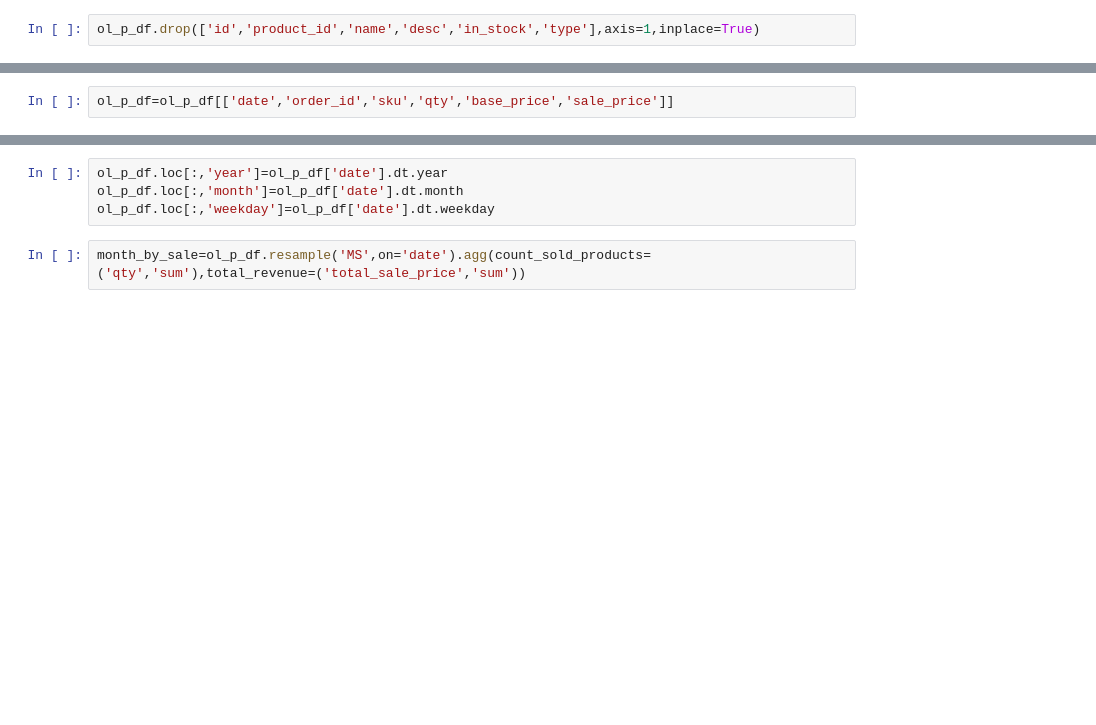
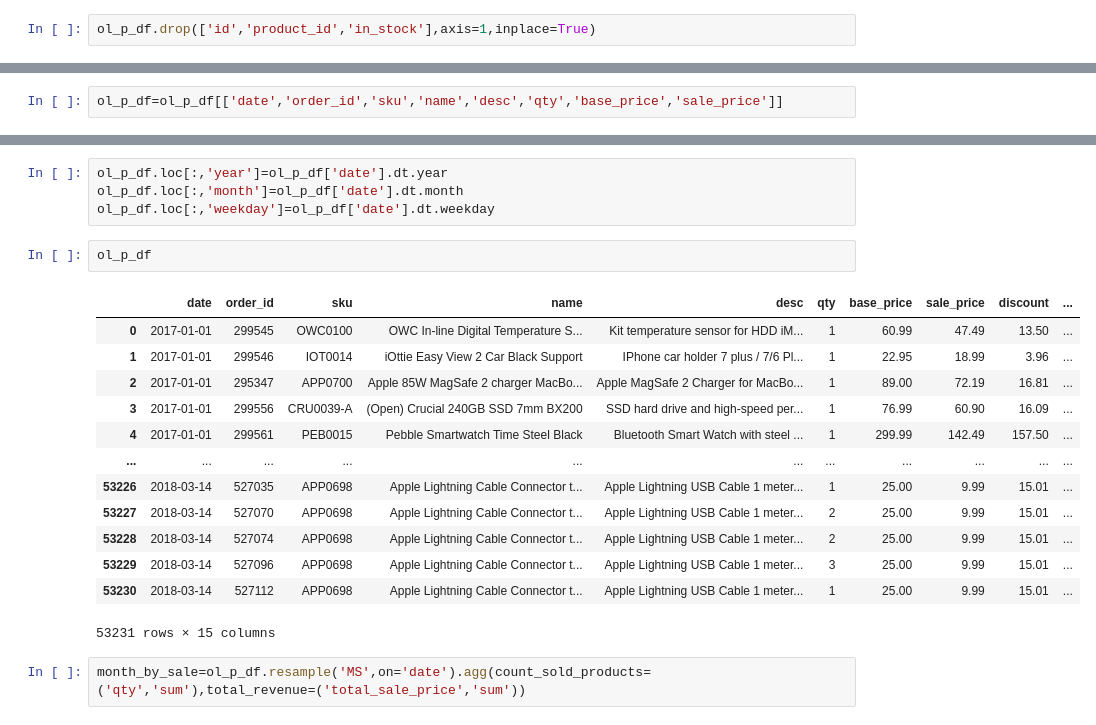
Before and after one commit to yazdan0101/ENIAC-discounts-strategy, a Jupyter notebook: notebooks/analysis.ipynb, the cells around one changed output, grey strips where cells are left out. Saved outputs shown, nothing was run; the diff lists cells and outputs as text; blank space fills up the shorter version.

```diff
--- a/notebooks/analysis.ipynb
+++ b/notebooks/analysis.ipynb
@@ -67,11 +67,11 @@ Index(['id', 'id_order', 'product_id', 'product_quantity', 'sku', 'unit_price',
 # %%
-ol_p_df.drop(['id','product_id','name','desc','in_stock','type'],axis=1,inplace=True)
+ol_p_df.drop(['id','product_id','in_stock'],axis=1,inplace=True)
 # %%
 ol_p_df.rename(columns={'product_quantity':'qty','id_order':'order_id'},inplace=True)
 # %%
 ol_p_df.rename(columns={'unit_price':'sale_price','price':'base_price'},inplace=True)
 # %%
-ol_p_df=ol_p_df[['date','order_id','sku','qty','base_price','sale_price']]
+ol_p_df=ol_p_df[['date','order_id','sku','name','desc','qty','base_price','sale_price']]
 # %%
 ol_p_df.loc[:,'discount']=ol_p_df['base_price']-ol_p_df['sale_price']
 # %%
@@ -246,6 +246,22 @@ ol_p_df.groupby(['sku','is_discounted']).agg(total_revenue=('total_sale_price','
 ol_p_df.loc[:,'year']=ol_p_df['date'].dt.year
 ol_p_df.loc[:,'month']=ol_p_df['date'].dt.month
 ol_p_df.loc[:,'weekday']=ol_p_df['date'].dt.weekday
+# %%
+ol_p_df
+# %% [output]
+|  | date | order_id | sku | name | desc | qty | base_price | sale_price | discount | ... |
+| 0 | 2017-01-01 | 299545 | OWC0100 | OWC In-line Digital Temperature S... | Kit temperature sensor for HDD iM... | 1 | 60.99 | 47.49 | 13.50 | ... |
+| 1 | 2017-01-01 | 299546 | IOT0014 | iOttie Easy View 2 Car Black Support | IPhone car holder 7 plus / 7/6 Pl... | 1 | 22.95 | 18.99 | 3.96 | ... |
+| 2 | 2017-01-01 | 295347 | APP0700 | Apple 85W MagSafe 2 charger MacBo... | Apple MagSafe 2 Charger for MacBo... | 1 | 89.00 | 72.19 | 16.81 | ... |
+| 3 | 2017-01-01 | 299556 | CRU0039-A | (Open) Crucial 240GB SSD 7mm BX200 | SSD hard drive and high-speed per... | 1 | 76.99 | 60.90 | 16.09 | ... |
+| 4 | 2017-01-01 | 299561 | PEB0015 | Pebble Smartwatch Time Steel Black | Bluetooth Smart Watch with steel ... | 1 | 299.99 | 142.49 | 157.50 | ... |
+| ... | ... | ... | ... | ... | ... | ... | ... | ... | ... | ... |
+| 53226 | 2018-03-14 | 527035 | APP0698 | Apple Lightning Cable Connector t... | Apple Lightning USB Cable 1 meter... | 1 | 25.00 | 9.99 | 15.01 | ... |
+| 53227 | 2018-03-14 | 527070 | APP0698 | Apple Lightning Cable Connector t... | Apple Lightning USB Cable 1 meter... | 2 | 25.00 | 9.99 | 15.01 | ... |
+| 53228 | 2018-03-14 | 527074 | APP0698 | Apple Lightning Cable Connector t... | Apple Lightning USB Cable 1 meter... | 2 | 25.00 | 9.99 | 15.01 | ... |
+| 53229 | 2018-03-14 | 527096 | APP0698 | Apple Lightning Cable Connector t... | Apple Lightning USB Cable 1 meter... | 3 | 25.00 | 9.99 | 15.01 | ... |
+| 53230 | 2018-03-14 | 527112 | APP0698 | Apple Lightning Cable Connector t... | Apple Lightning USB Cable 1 meter... | 1 | 25.00 | 9.99 | 15.01 | ... |
+53231 rows × 15 columns
 # %%
 month_by_sale=ol_p_df.resample('MS',on='date').agg(count_sold_products=('qty','sum'),total_revenue=('total_sale_price','sum'))
 # %%
```
Also changed, not shown: parts of 10 cells of this notebook.
